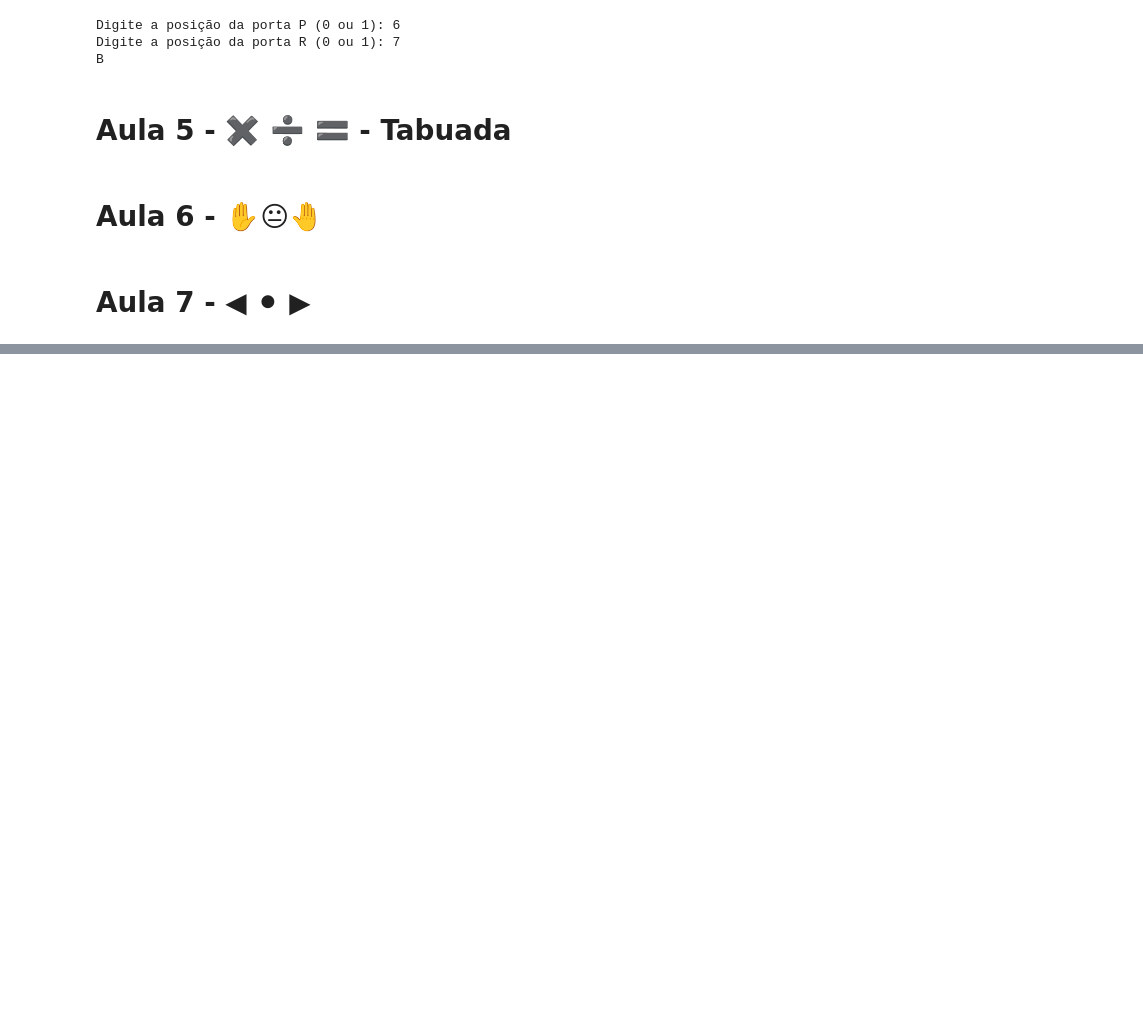
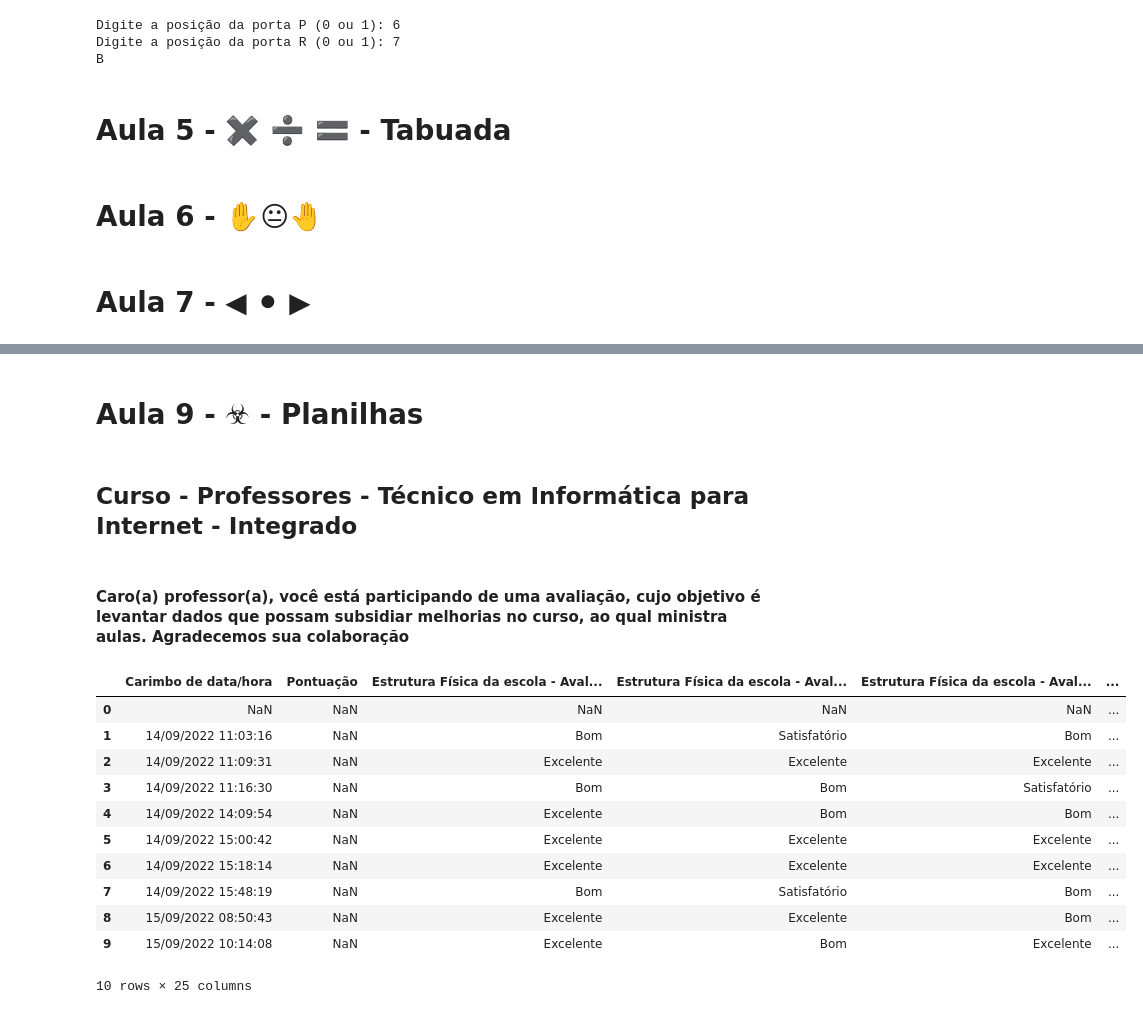
Before and after one commit to kawanescola/python2b, a Jupyter notebook: aula_python 3.ipynb, the cells around one changed output, grey strips where cells are left out. Drawn from its saved outputs; the diff is of its cells as text; code cells hidden in the pictures; blank space fills up the shorter version.

```diff
--- a/aula_python 3.ipynb
+++ b/aula_python 3.ipynb
@@ -96,0 +131,6 @@ Sou seu assistente virtual, como posso ajudar?
+# %% [markdown]
+# **Aula 9** - ☣ - Planilhas
+# %% [markdown]
+## **Curso - Professores - Técnico em Informática para Internet - Integrado**
+# %% [markdown]
+#### **Caro(a) professor(a), você está participando de uma avaliação, cujo objetivo é levantar dados que possam subsidiar melhorias no curso, ao qual ministra aulas. Agradecemos sua colaboração**
@@ -96,0 +139,17 @@ Sou seu assistente virtual, como posso ajudar?
+# %%
+dados = pd.read_csv("https://docs.google.com/spreadsheets/d/e/2PACX-1vQo0uYva9ycvDp0owZ3DAdzLFtucJ7pLFeeVeUOGrbe5WNuc-sFm1tuaf-iTL_Q_q32XGw238mXswy1/pub?gid=2012010921&single=true&output=csv")
+# %%
+dados
+# %% [output]
+|  | Carimbo de data/hora | Pontuação | Estrutura Física da escola - Aval... | Estrutura Física da escola - Aval... | Estrutura Física da escola - Aval... | ... |
+| 0 | NaN | NaN | NaN | NaN | NaN | ... |
+| 1 | 14/09/2022 11:03:16 | NaN | Bom | Satisfatório | Bom | ... |
+| 2 | 14/09/2022 11:09:31 | NaN | Excelente | Excelente | Excelente | ... |
+| 3 | 14/09/2022 11:16:30 | NaN | Bom | Bom | Satisfatório | ... |
+| 4 | 14/09/2022 14:09:54 | NaN | Excelente | Bom | Bom | ... |
+| 5 | 14/09/2022 15:00:42 | NaN | Excelente | Excelente | Excelente | ... |
+| 6 | 14/09/2022 15:18:14 | NaN | Excelente | Excelente | Excelente | ... |
+| 7 | 14/09/2022 15:48:19 | NaN | Bom | Satisfatório | Bom | ... |
+| 8 | 15/09/2022 08:50:43 | NaN | Excelente | Excelente | Bom | ... |
+| 9 | 15/09/2022 10:14:08 | NaN | Excelente | Bom | Excelente | ... |
+10 rows × 25 columns
```
Also changed, not shown: parts of 5 cells of this notebook.
